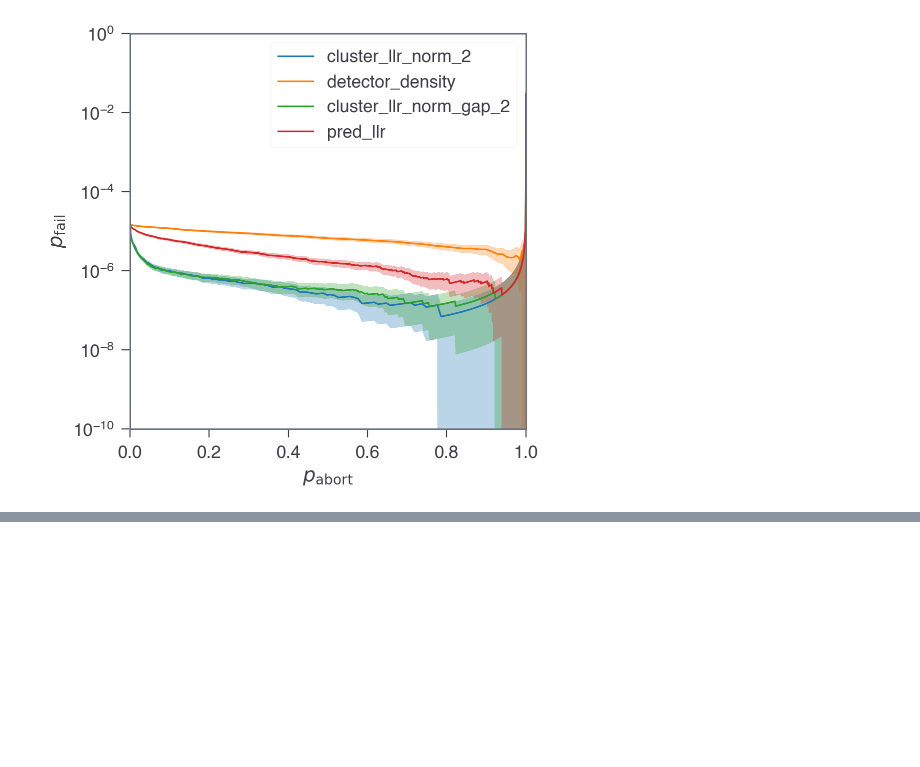
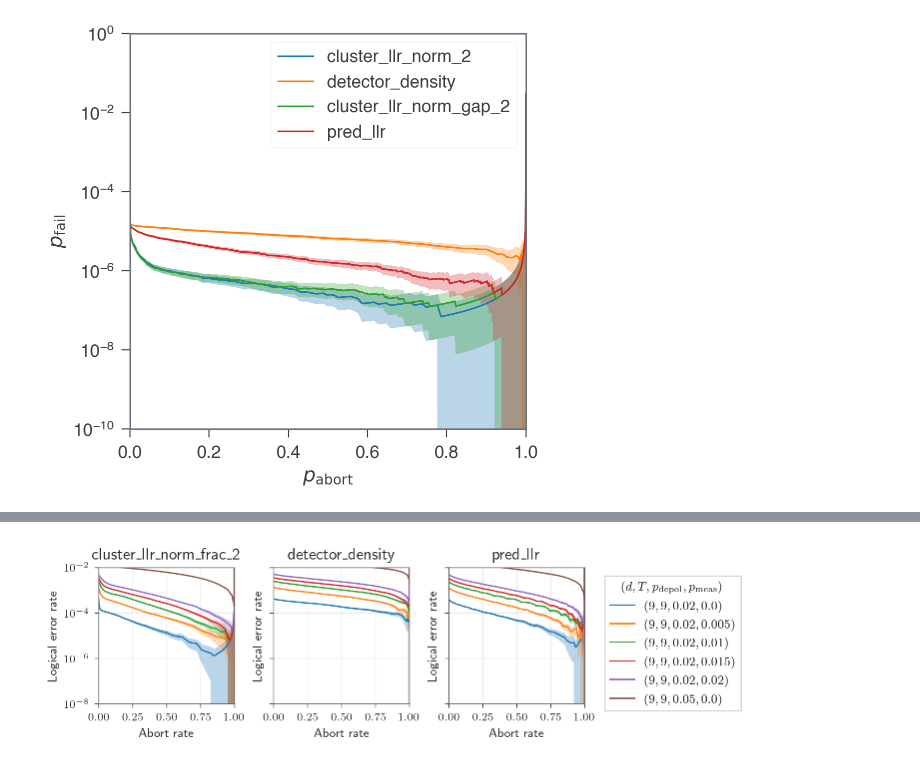
Before and after one commit to seokhyung-lee/ldpc-post-selection, a Jupyter notebook: simulations/analysis/notebooks/surface_code_analysis.ipynb, the cells around one changed output, grey strips where cells are left out. Drawn from its saved outputs; the diff is of its cells as text; code cells hidden in the pictures; blank space fills up the shorter version.

```diff
--- a/simulations/analysis/notebooks/surface_code_analysis.ipynb
+++ b/simulations/analysis/notebooks/surface_code_analysis.ipynb
@@ -1346,0 +1338,4 @@ fig.tight_layout()
+# %%
+from simulations.analysis.plotting_helpers import load_data
+
+df_ps_dict_phenom = load_data(["surface_biased_phenom"])
@@ -1346,0 +1352,56 @@ fig.tight_layout()
+# %%
+from simulations.analysis.plotting_helpers import error_band_plot
+
+fig, axes = plt.subplots(figsize=(7, 2), ncols=3, sharey=True, constrained_layout=True)
+
+p_abort_col = "p_abort"
+p_fail_col = "p_fail"
+delta_p_fail_col = "delta_p_fail"
+
+for i_ax, by in enumerate(df_ps_dict_phenom.keys()):
+    ax = axes[i_ax]
+
+    df_ps = df_ps_dict_phenom[by]
+
+    # Get unique circuit parameters (first 4 levels)
+    circuit_prms = df_ps.index.droplevel(-1).unique()
+
+    i = 0
+    for circuit_prm in circuit_prms:
+        try:
+            df_subset = df_ps.loc[circuit_prm]
+        except KeyError:
+            continue
+
+        d, T, p_depol, p_meas = circuit_prm
+        if d != T:
+            continue
+        df_subset = df_subset.sort_values(by=p_abort_col)
+        p_abort = df_subset[p_abort_col].values
+        p_fail = df_subset[p_fail_col].values
+        delta_p_fail = df_subset[delta_p_fail_col].values
+
+        error_band_plot(
+            p_abort,
+            p_fail,
+            delta_p_fail,
+            color=COLORS(i % 10),
+            linestyle="-",
+            label=rf"${circuit_prm}$" if i_ax == 0 else None,
+            ax=ax,
+        )
+        i += 1
+
+    ax.set_xlim(0, 1)
+    ax.set_yscale("log")
+    ax.set_ylim(1e-8, 1e-2)
+    ax.set_xlabel(r"Abort rate")
+    ax.set_ylabel(r"Logical error rate")
+    ax.set_title(by)
+    ax.grid(alpha=0.5)
+
+    fig.legend(
+        loc="outside right", title=r"$(d, T, p_\mathrm{{depol}}, p_\mathrm{{meas}})$"
+    )
+# %% [output]
+[figure, added]
```
Also changed, not shown: parts of 8 cells of this notebook, 10 other files.
